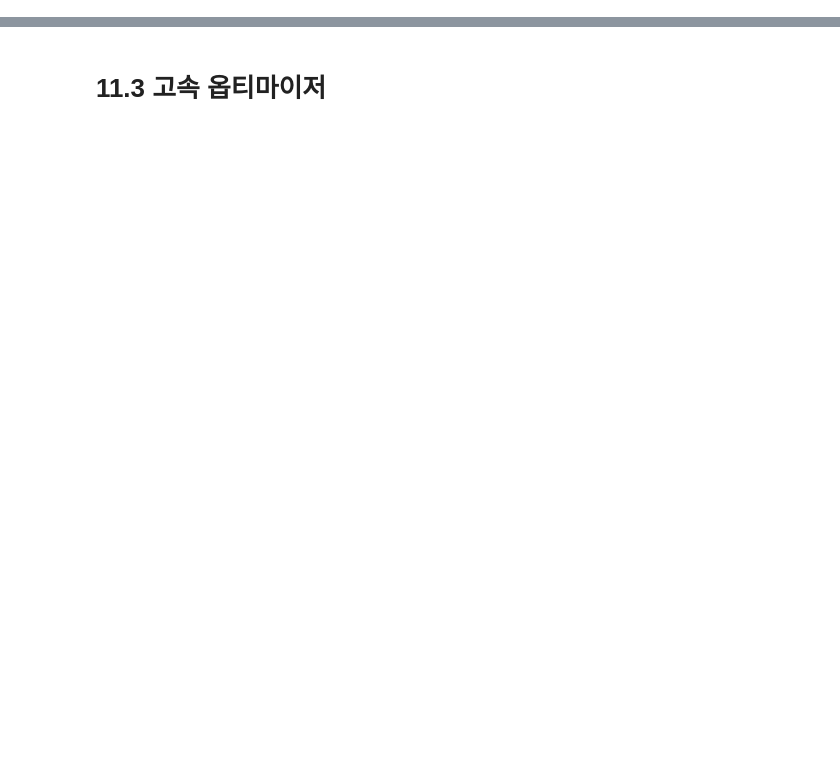
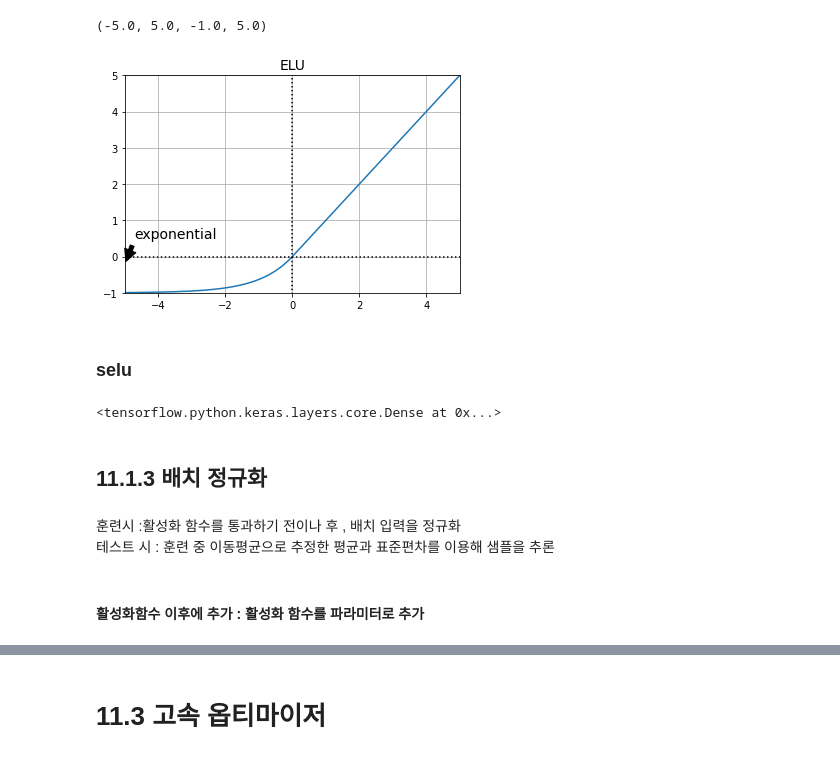
Before and after one commit to supkoon/handson, a Jupyter notebook: handson 11장.ipynb, the cells around one changed output, grey strips where cells are left out. Drawn from its saved outputs; the diff is of its cells as text; code cells hidden in the pictures; blank space fills up the shorter version.

```diff
--- a/handson 11장.ipynb
+++ b/handson 11장.ipynb
@@ -136,3 +0,0 @@ ELU
-# %%
-def elu(z,alpha=1):
-  return np.where(z<0, alpha*(np.exp(z)-1), z )
@@ -421,0 +77,32 @@ model_B_on_A.evaluate(X_test_B, y_test_B)
+# %%
+def elu(z,alpha):
+    exponential =alpha*(np.exp(z)-1)
+    return np.where(z<=0,exponential,z)
+# %%
+plt.plot(z,elu(z,1))
+plt.plot([-5,5],[0,0],'k:')
+plt.plot([0,0],[-5,5],'k:')
+plt.grid(True)
+props= dict(facecolor='black', shrink=0.1)
+plt.annotate('exponential', xytext=(-3.5,0.5),xy=(-5,-0.2),arrowprops=props,fontsize=14, ha="center")
+plt.title("ELU", fontsize=14)
+plt.axis([-5,5,-1,5])
+# %% [output]
+(-5.0, 5.0, -1.0, 5.0)
+[figure, added]
+# %% [markdown]
+### selu
+# %%
+#스케일이 조정된 elu 활성화 함수
+#자기 정규화 경향.
+#lecun normal과 함께 써야함.
+keras.layers.Dense(1,keras.initializers.lecun_normal,keras.activations.selu)
+# %% [output]
+<tensorflow.python.keras.layers.core.Dense at 0x...>
+# %% [markdown]
+## 11.1.3 배치 정규화
+# %% [markdown]
+훈련시 :활성화 함수를 통과하기 전이나 후 , 배치 입력을 정규화
+테스트 시 : 훈련 중 이동평균으로 추정한 평균과 표준편차를 이용해 샘플을 추론
+# %% [markdown]
+#### 활성화함수 이후에 추가 : 활성화 함수를 파라미터로 추가
```
Also changed, not shown: parts of 288 cells of this notebook.
